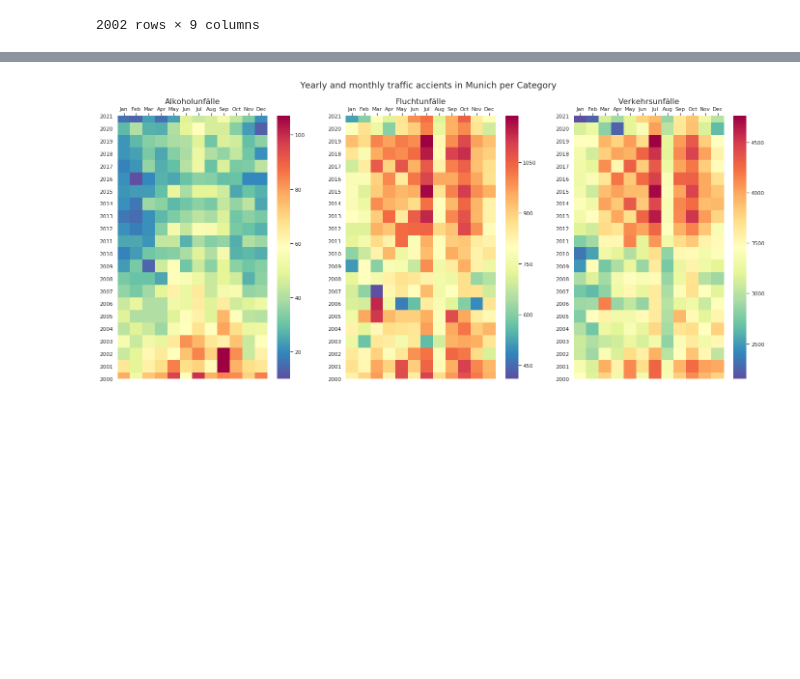
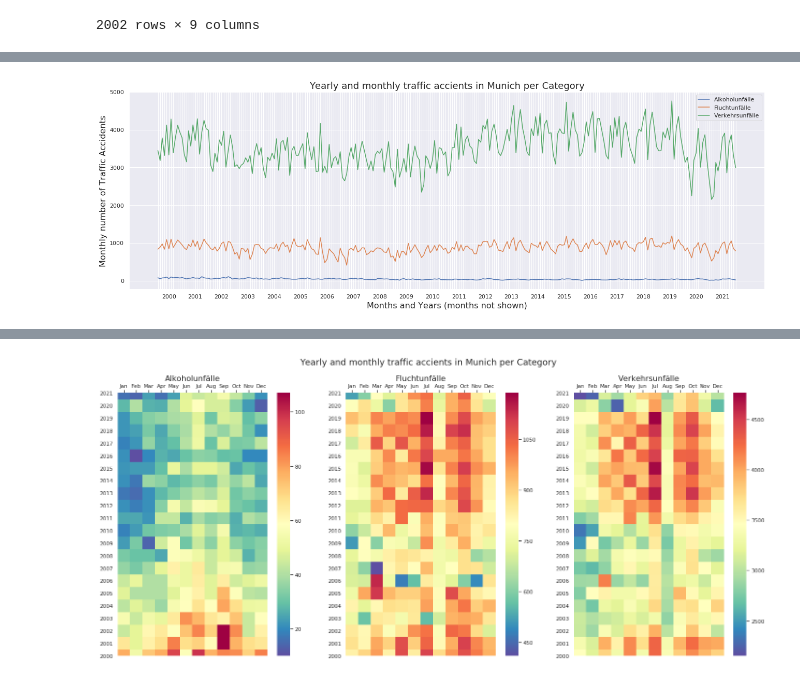
Before and after one commit to molspace/DPS_AI_challenge, a Jupyter notebook: data_visualization.ipynb, the cells around one changed output, grey strips where cells are left out. Saved outputs shown, nothing was run; the diff lists cells and outputs as text; code cells hidden in the pictures; blank space fills up the shorter version.

```diff
--- a/data_visualization.ipynb
+++ b/data_visualization.ipynb
@@ -36,2 +41,17 @@ df
+# %%
+plt.figure(figsize=(22,7))
+plt.title('Yearly and monthly traffic accients in Munich per Category', fontsize=18)
+filtering_condition = (df.MONAT!='Summe')&(df.AUSPRAEGUNG=='insgesamt')
+for category in ['Alkoholunfälle','Fluchtunfälle','Verkehrsunfälle']:
+    plt.plot('MONAT_DATETIME','WERT',data=df[filtering_condition & (df['MONATSZAHL']==category)].sort_values(by='MONAT_DATETIME'), label=category)
+dates = df[filtering_condition & (df['MONATSZAHL']==category)].sort_values(by='MONAT_DATETIME')['MONAT'].to_list()
+xticks_labels = [d[:4] if d.endswith('06') else '' for d in dates]
+plt.xticks(df[filtering_condition & (df['MONATSZAHL']==category)].sort_values(by='MONAT_DATETIME')['MONAT_DATETIME'], xticks_labels)
+plt.xlabel('Months and Years (months not shown)', fontsize=16)
+plt.ylabel('Monthly number of Traffic Accidents', fontsize=16)
+plt.legend(loc='best')
+plt.show()
+# %% [output]
+[figure, added]
 # %%
 plt.figure(figsize=(22,7))
```
Also changed, not shown: parts of 8 cells of this notebook, 5 other files.
